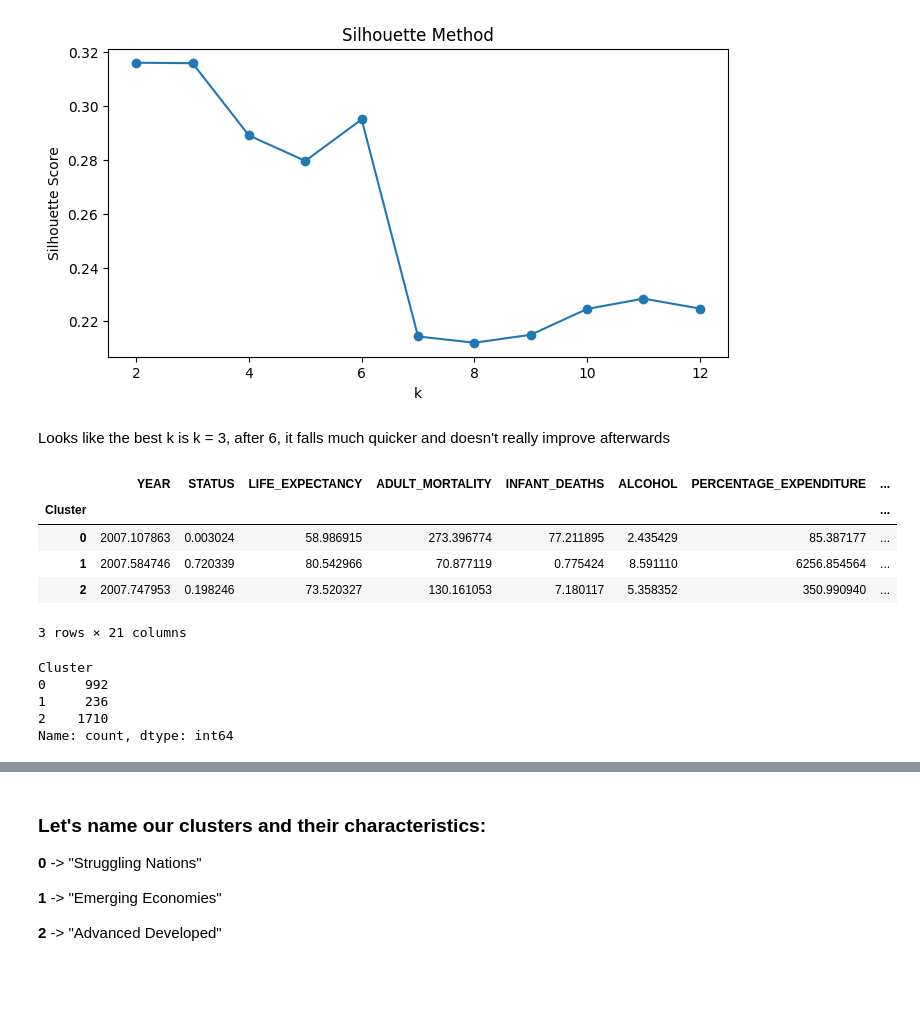
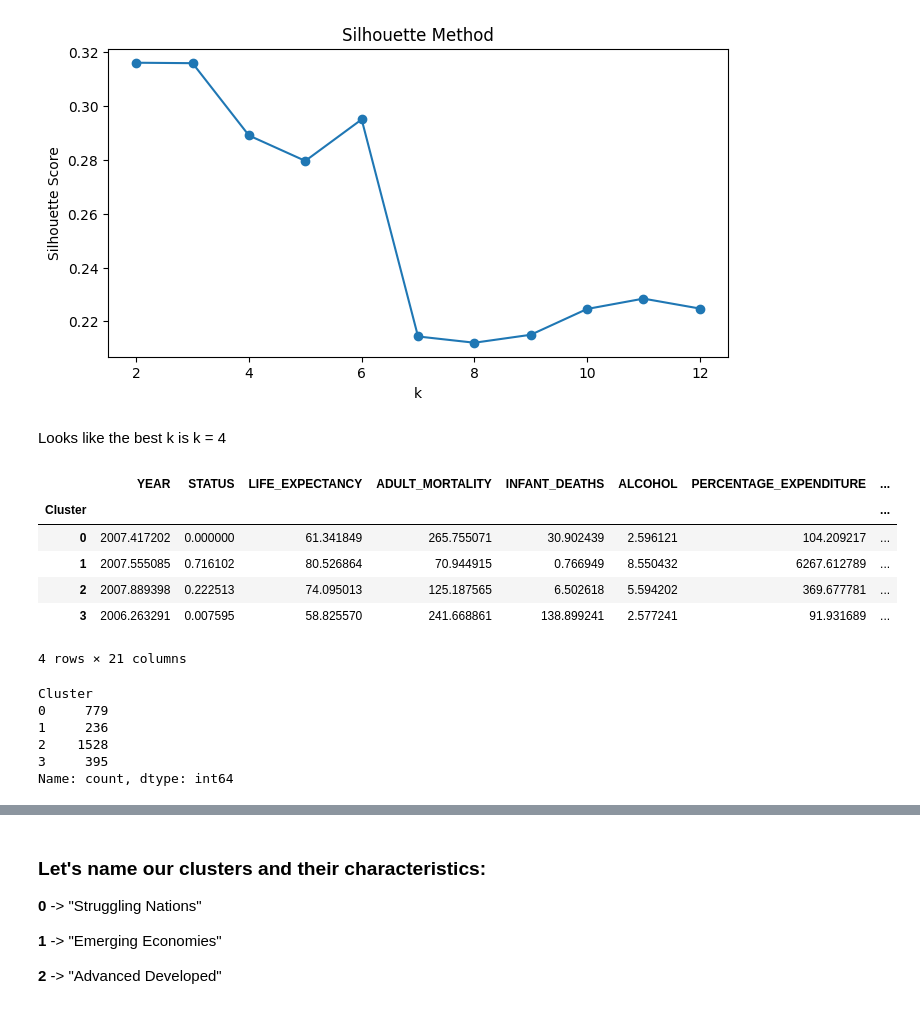
Before and after one commit to egeundenis/life-expectancy-project, a Jupyter notebook: project.ipynb, the cells around one changed output, grey strips where cells are left out. Saved outputs shown, nothing was run; the diff lists cells and outputs as text; code cells hidden in the pictures; blank space fills up the shorter version.

```diff
--- a/project.ipynb
+++ b/project.ipynb
@@ -455,29 +455,31 @@ plt.show()
 [figure]
 [figure]
 # %% [markdown]
-Looks like the best k is k = 3, after 6, it falls much quicker and doesn't really improve afterwards
+Looks like the best k is k = 4
 # %%
-k_opt = 3
+k_opt = 4
 kmeans = KMeans(n_clusters=k_opt, random_state=42)
 clusters = kmeans.fit_predict(X_scaled)
 
 df['Cluster'] = clusters
 cluster_summary = df.groupby("Cluster").mean(numeric_only=True)
 cluster_summary
 # %% [output]
 |  | YEAR | STATUS | LIFE_EXPECTANCY | ADULT_MORTALITY | INFANT_DEATHS | ALCOHOL | PERCENTAGE_EXPENDITURE | ... |
 | Cluster |  |  |  |  |  |  |  | ... |
-| 0 | 2007.107863 | 0.003024 | 58.986915 | 273.396774 | 77.211895 | 2.435429 | 85.387177 | ... |
-| 1 | 2007.584746 | 0.720339 | 80.542966 | 70.877119 | 0.775424 | 8.591110 | 6256.854564 | ... |
-| 2 | 2007.747953 | 0.198246 | 73.520327 | 130.161053 | 7.180117 | 5.358352 | 350.990940 | ... |
+| 0 | 2007.417202 | 0.000000 | 61.341849 | 265.755071 | 30.902439 | 2.596121 | 104.209217 | ... |
+| 1 | 2007.555085 | 0.716102 | 80.526864 | 70.944915 | 0.766949 | 8.550432 | 6267.612789 | ... |
+| 2 | 2007.889398 | 0.222513 | 74.095013 | 125.187565 | 6.502618 | 5.594202 | 369.677781 | ... |
+| 3 | 2006.263291 | 0.007595 | 58.825570 | 241.668861 | 138.899241 | 2.577241 | 91.931689 | ... |
-3 rows × 21 columns
+4 rows × 21 columns
 # %%
 df["Cluster"].value_counts().sort_index()
 # %% [output]
 Cluster
-0     992
+0     779
 1     236
-2    1710
+2    1528
+3     395
 Name: count, dtype: int64
 # %%
 from sklearn.decomposition import PCA
```
Also changed, not shown: parts of 7 cells of this notebook.
